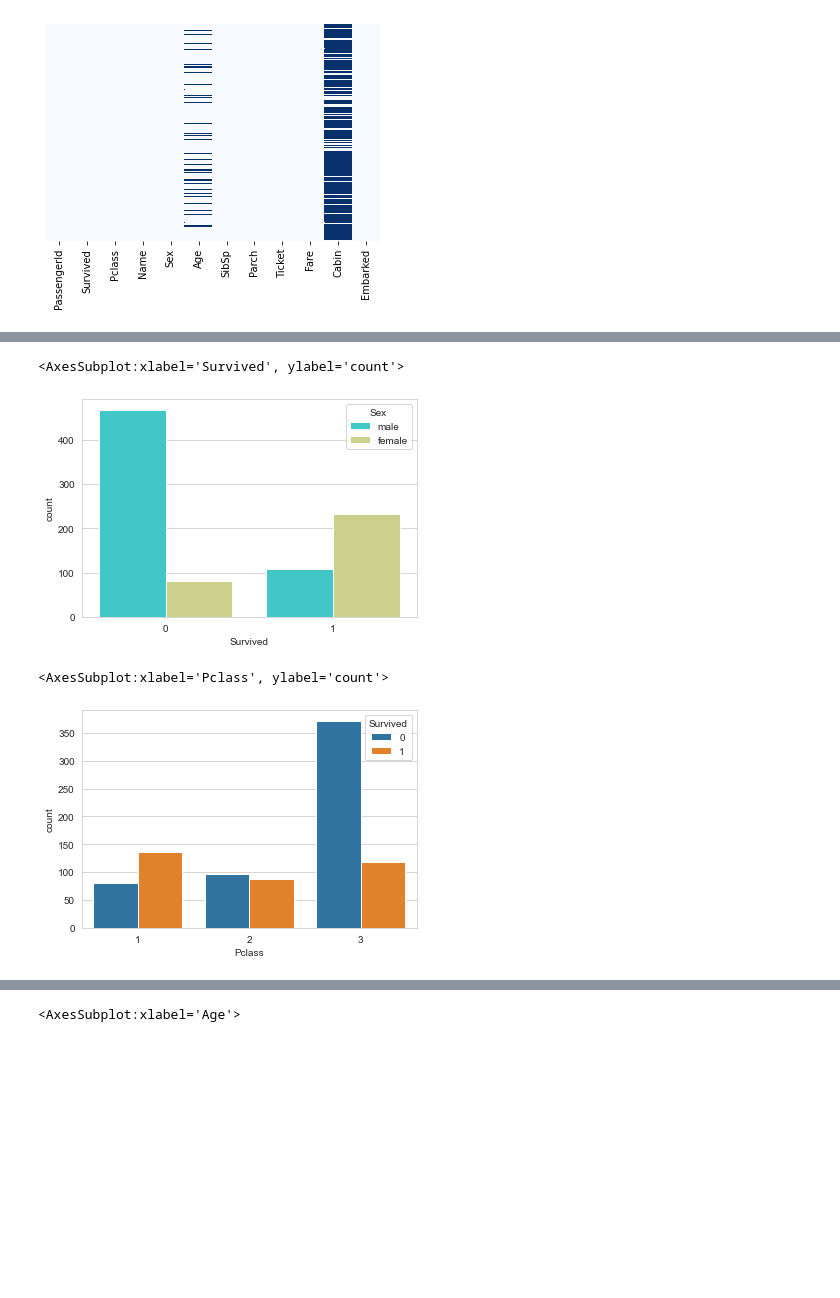
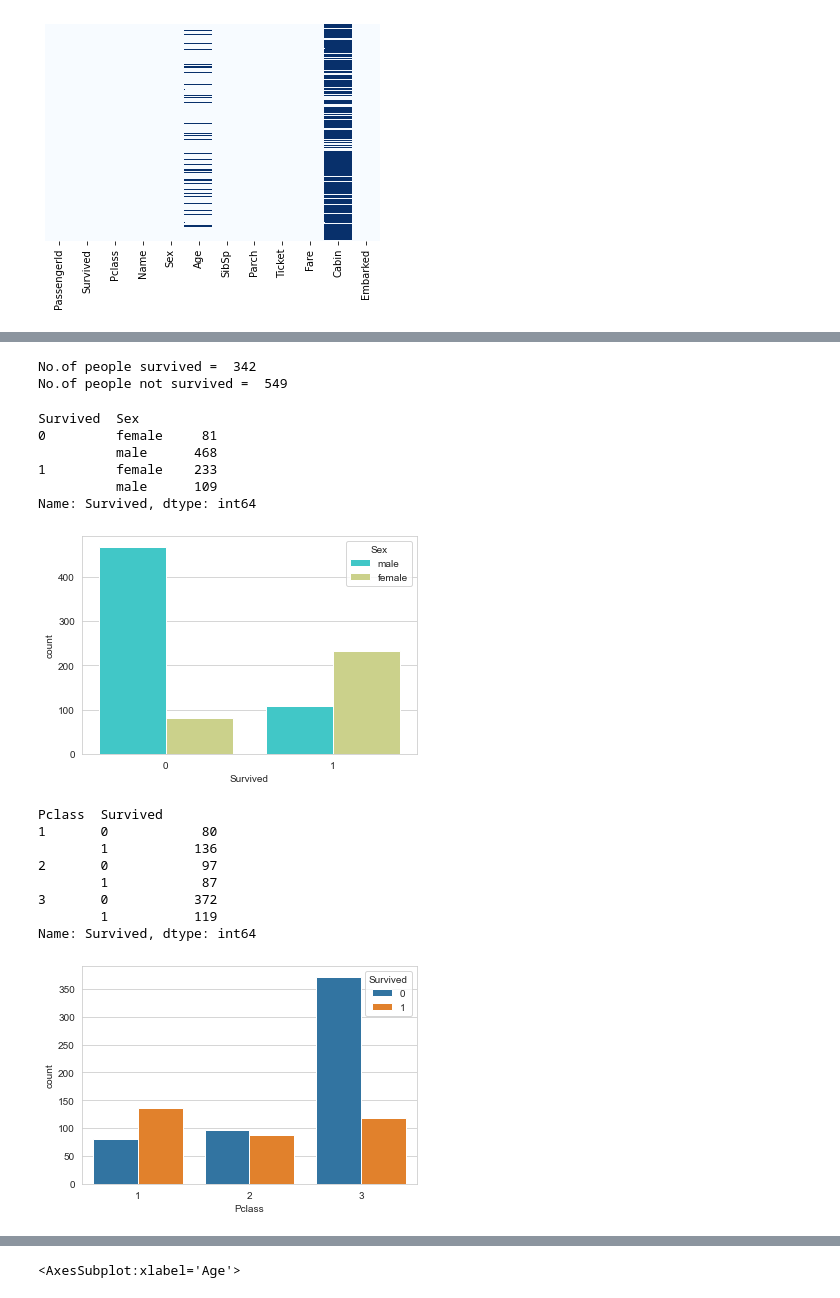
Before and after one commit to kvijaya-datascientist/ML, a Jupyter notebook: Exploratory Data Analysis/Titanic Data Exploration.ipynb, the cells around one changed output, grey strips where cells are left out. Drawn from its saved outputs; the diff is of its cells as text; code cells hidden in the pictures; blank space fills up the shorter version.

```diff
--- a/Exploratory Data Analysis/Titanic Data Exploration.ipynb
+++ b/Exploratory Data Analysis/Titanic Data Exploration.ipynb
@@ -56,6 +72,8 @@ sns.heatmap(titanic_ds.isnull() , yticklabels = False , cbar = False , cmap = 'B
 # %%
 # how many people are survived & not survived
-sns.set_style('whitegrid')
+sns.countplot(x ='Survived' , data = titanic_ds , palette = 'rainbow') # creates bar chart
 
-sns.countplot(x ='Survived' , data = titanic_ds , palette = 'rainbow')
+f,ax = plt.subplots(figsize=(10,6))
+plt.pie(x = titanic_ds['Survived'].value_counts() , autopct='%1.1f%%' , explode=[0,0.1],labels = titanic_ds.Survived.unique(),pctdistance=0.5,colors=['red','green'])
+plt.title('Survived vs Dead')
 # %% [output]
@@ -64,16 +83,42 @@ sns.countplot(x ='Survived' , data = titanic_ds , palette = 'rainbow')
+# %%
+# Out of 891 passengers in training set, only 342 survived i.e Only 38.4% of the total training set,survived the crash.
+
+print('No.of people survived = ',sum(titanic_ds['Survived']==1))
+
+print('No.of people not survived = ',sum(titanic_ds['Survived']==0))
+# %% [output]
+No.of people survived =  342
+No.of people not survived =  549
 # %%
-# how many women & men are there in survived
+# how many women & men are there in survived and not survived
 
 sns.set_style('whitegrid')
 
 sns.countplot(x='Survived' , hue ='Sex' , data = titanic_ds ,  palette = 'rainbow')
+
+titanic_ds.groupby(['Survived','Sex'])['Survived'].count() # Statistical analysis
 # %% [output]
-<AxesSubplot:xlabel='Survived', ylabel='count'>
+Survived  Sex
+0         female     81
+          male      468
+1         female    233
+          male      109
+Name: Survived, dtype: int64
 [figure]
 # %%
+# how many people survived/not survived in each class
 sns.set_style('whitegrid')
 sns.countplot(x='Pclass' , hue = 'Survived' ,  data = titanic_ds)
+
+titanic_ds.groupby(['Pclass' , 'Survived'])['Survived'].count()
 # %% [output]
-<AxesSubplot:xlabel='Pclass', ylabel='count'>
+Pclass  Survived
+1       0            80
+        1           136
+2       0            97
+        1            87
+3       0           372
+        1           119
+Name: Survived, dtype: int64
-[figure, old version]
+[figure, new version]
 # %%
```
Also changed, not shown: parts of 5 cells of this notebook.
